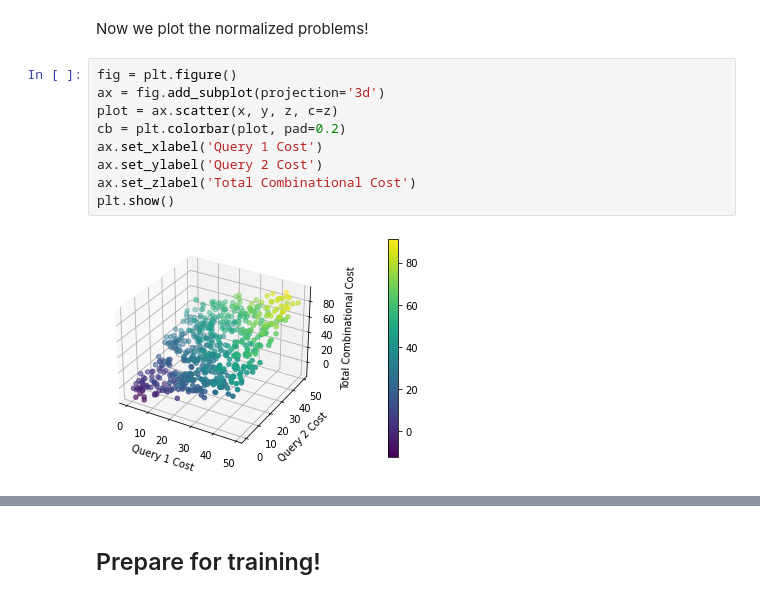
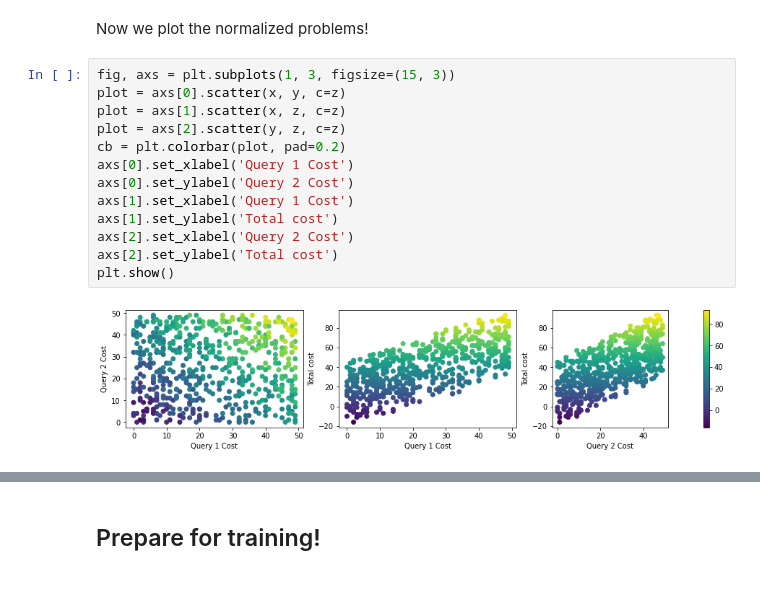
Before and after one commit to RicardoMonteiroSimoes/Quantum-Machine-Learning, a Jupyter notebook: code/mqo/qnn_mqo_workflow_design.ipynb, the cells around one changed output, grey strips where cells are left out. Saved outputs shown, nothing was run; the diff lists cells and outputs as text.

```diff
--- a/code/mqo/qnn_mqo_workflow_design.ipynb
+++ b/code/mqo/qnn_mqo_workflow_design.ipynb
@@ -212,13 +212,17 @@ x_s, y_s, z_s = to_plot_axes(n_values)
 # %% [markdown]
 Now we plot the normalized problems!
 # %%
-fig = plt.figure()
-ax = fig.add_subplot(projection='3d')
-plot = ax.scatter(x, y, z, c=z)
+fig, axs = plt.subplots(1, 3, figsize=(15, 3))
+plot = axs[0].scatter(x, y, c=z)
+plot = axs[1].scatter(x, z, c=z)
+plot = axs[2].scatter(y, z, c=z)
 cb = plt.colorbar(plot, pad=0.2)
-ax.set_xlabel('Query 1 Cost')
-ax.set_ylabel('Query 2 Cost')
-ax.set_zlabel('Total Combinational Cost')
+axs[0].set_xlabel('Query 1 Cost')
+axs[0].set_ylabel('Query 2 Cost')
+axs[1].set_xlabel('Query 1 Cost')
+axs[1].set_ylabel('Total cost')
+axs[2].set_xlabel('Query 2 Cost')
+axs[2].set_ylabel('Total cost')
 plt.show()
 # %% [output]
-[figure, old version]
+[figure, new version]
```
Also changed, not shown: parts of 10 cells of this notebook, 2 other files.
